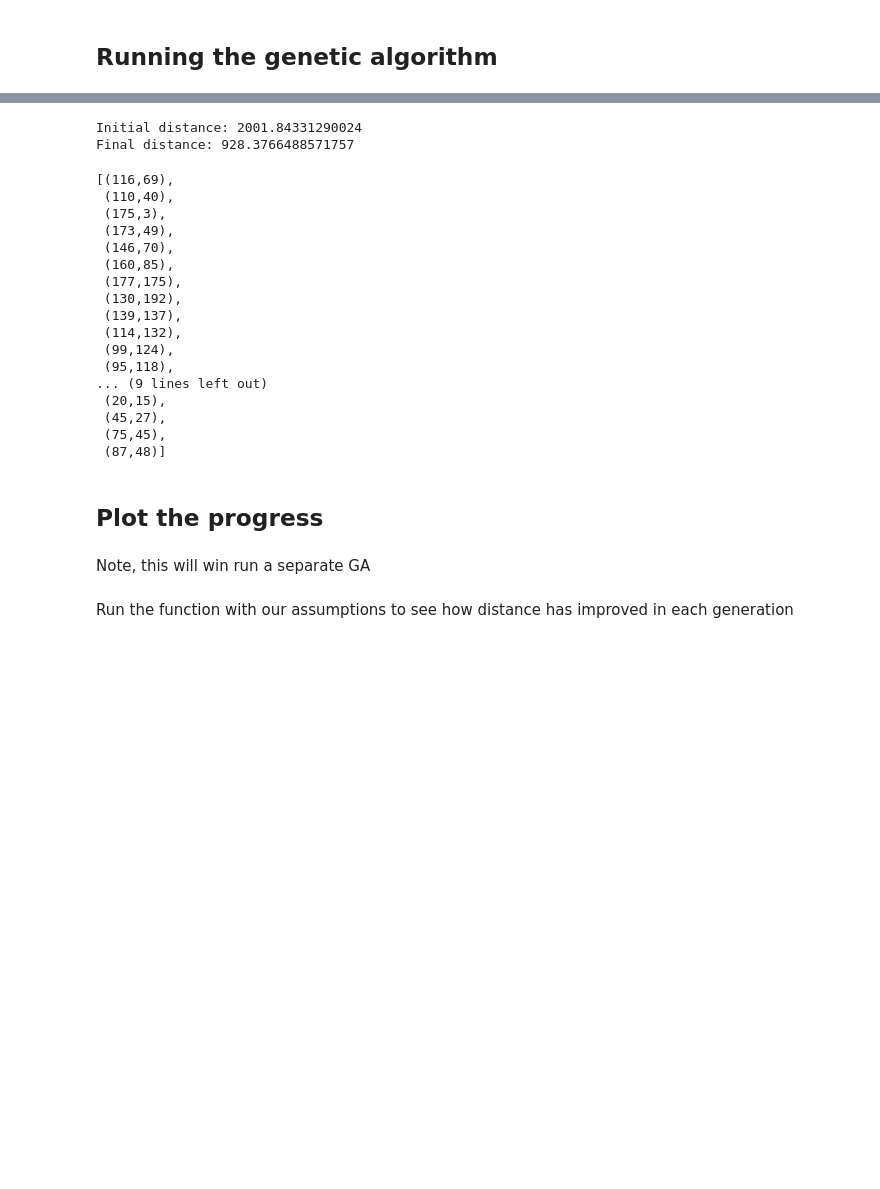
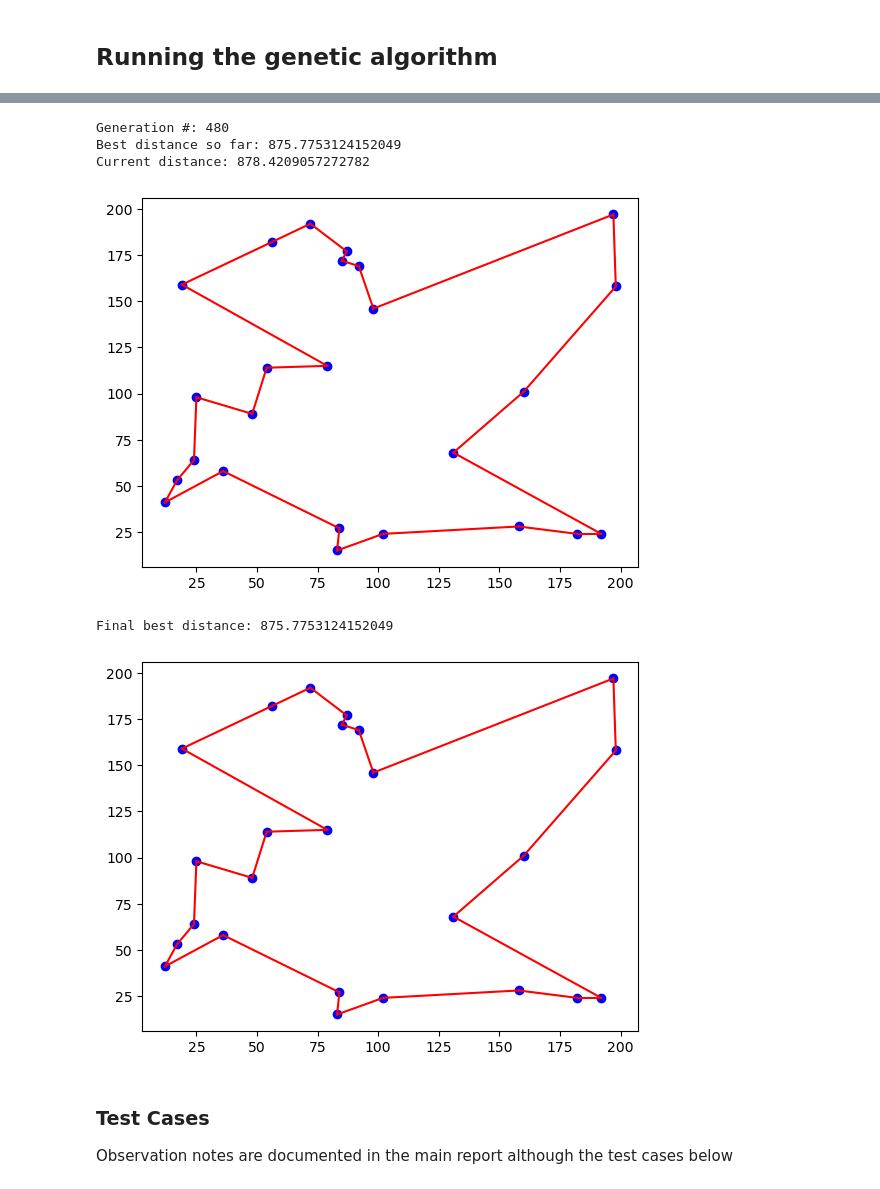
Before and after one commit to danram0121/The-Travelling-Salesman-Problem-Genetic-Algorithm, a Jupyter notebook: genetic_algorithm_TSP.ipynb, the cells around one changed output, grey strips where cells are left out. Cells and saved outputs as stored; diff of their text form; code cells hidden in the pictures; blank space fills up the shorter version.

```diff
--- a/genetic_algorithm_TSP.ipynb
+++ b/genetic_algorithm_TSP.ipynb
@@ -175,11 +239,26 @@ Final step: create the genetic algorithm
 def geneticAlgorithm(population, popSize, eliteSize, mutationRate, generations):
     pop = initialPopulation(popSize, population)
     print("Initial distance: " + str(1 / rankRoutes(pop)[0][1]))
+    best_distance = 1 / rankRoutes(pop)[0][1]  # Store the best distance
 
     for i in range(0, generations):
         pop = nextGeneration(pop, eliteSize, mutationRate)
+        current_best_distance = 1 / rankRoutes(pop)[0][1]
+        if current_best_distance < best_distance:
+            best_distance = current_best_distance  # Update best distance if current is better
+            print(f"New best distance of {best_distance} found at generation {i}")
+        if i % 20 == 0:  # Every 20 generations
+            bestRouteIndex = rankRoutes(pop)[0][0]
+            bestRoute = pop[bestRouteIndex]
+            current_distance = 1 / Fitness(bestRoute).routeFitness()  # Get current generation's distance
+            clear_output(wait=True)
+            print("Generation #: " + str(i))
+            print("Best distance so far: " + str(best_distance))
+            print("Current distance: " + str(current_distance))  # Print current generation's distance
+            plot_route(cityList, bestRoute)
+            time.sleep(1)
 
-    print("Final distance: " + str(1 / rankRoutes(pop)[0][1]))
+    print("Final best distance: " + str(best_distance))
     bestRouteIndex = rankRoutes(pop)[0][0]
     bestRoute = pop[bestRouteIndex]
     return bestRoute
@@ -186,3 +267,14 @@ def geneticAlgorithm(population, popSize, eliteSize, mutationRate, generations):
+# %%
+def plot_route(cities, route):
+    x = [city.x for city in cities]
+    y = [city.y for city in cities]
+    plt.figure()
+    plt.scatter(x, y, color='blue')
+    for i in range(len(route)):
+        start_city = route[i]
+        end_city = route[(i+1)%len(route)]  # Use modulus to loop back to the start
+        plt.plot([start_city.x, end_city.x], [start_city.y, end_city.y], 'r-')
+    plt.show()
 # %% [markdown]
 ## Running the genetic algorithm
 # %% [markdown]
@@ -197,26 +292,10 @@ Run the genetic algorithm
 # %%
-geneticAlgorithm(population=cityList, popSize=100, eliteSize=20, mutationRate=0.01, generations=500)
+best_route = geneticAlgorithm(population=cityList, popSize=100, eliteSize=20, mutationRate=0.01, generations=500)
+plot_route(cityList, best_route)
 # %% [output]
-Initial distance: 2001.84331290024
-Final distance: 928.3766488571757
+Generation #: 480
+Best distance so far: 875.7753124152049
+Current distance: 878.4209057272782
+[figure, added]
-[(116,69),
- (110,40),
- (175,3),
- (173,49),
- (146,70),
- (160,85),
- (177,175),
- (130,192),
- (139,137),
- (114,132),
- (99,124),
- (95,118),
-... (9 lines left out)
- (20,15),
- (45,27),
- (75,45),
- (87,48)]
+Final best distance: 875.7753124152049
+[figure, added]
-# %% [markdown]
-## Plot the progress
-# %% [markdown]
-Note, this will win run a separate GA
@@ -237,2 +302,3 @@ def geneticAlgorithmPlot(population, popSize, eliteSize, mutationRate, generatio
-# %% [markdown]
-Run the function with our assumptions to see how distance has improved in each generation
+# %% [markdown]
+### **Test Cases**
+Observation notes are documented in the main report although the test cases below
```
Also changed, not shown: parts of 42 cells of this notebook.
